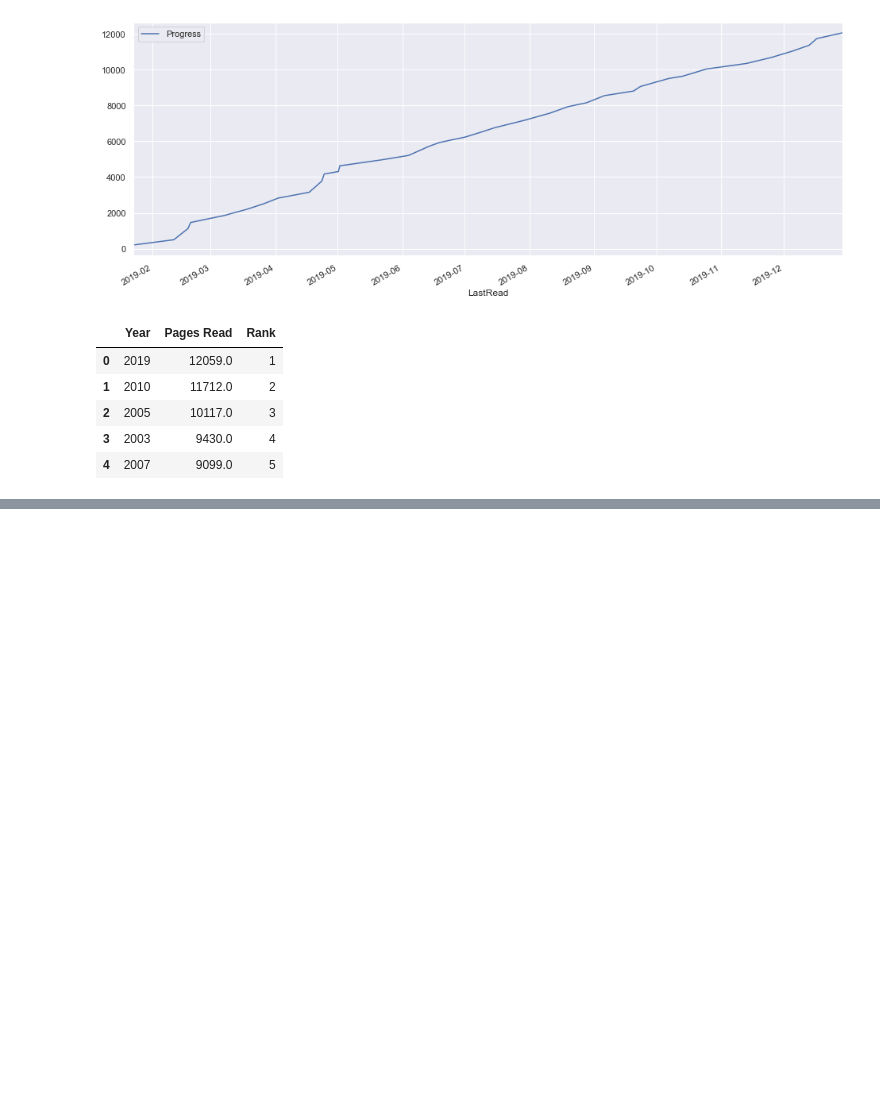
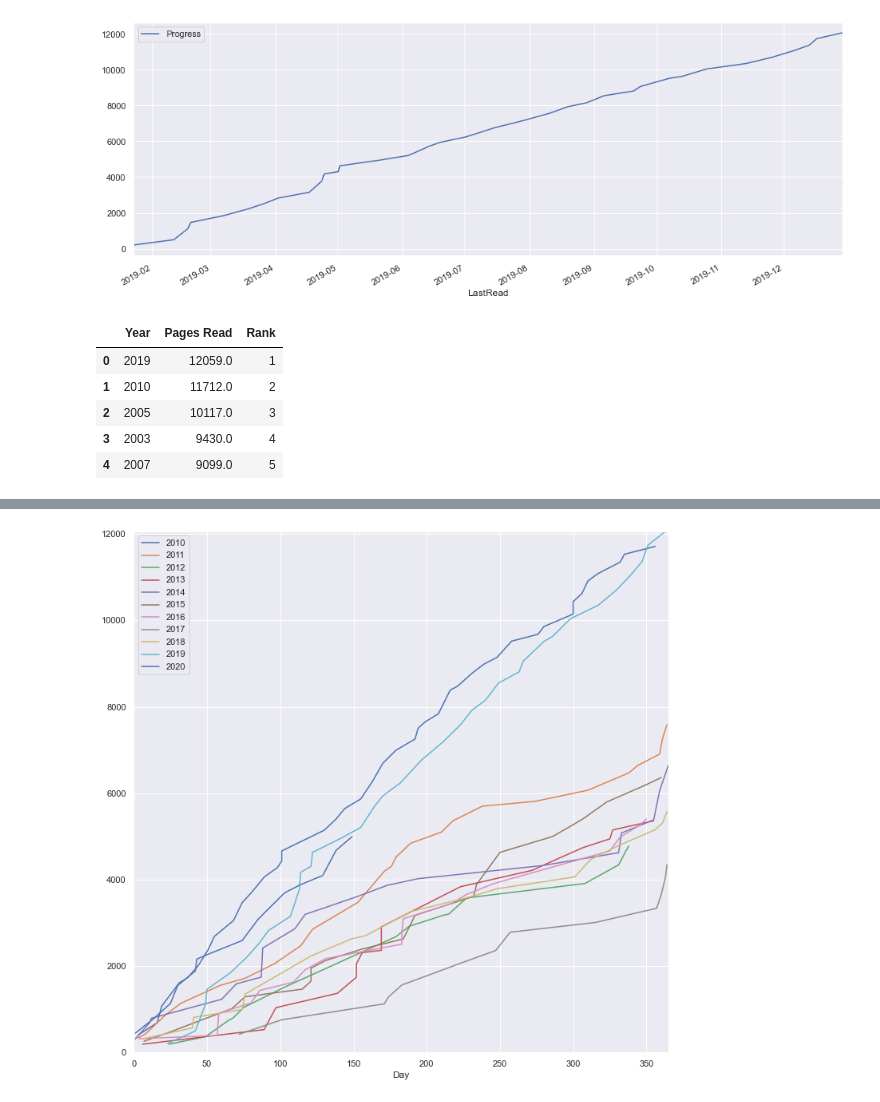
Before and after one commit to DrSkippy/php_books_database, a Jupyter notebook: tools/book_reports.ipynb, the cells around one changed output, grey strips where cells are left out. Saved outputs shown, nothing was run; the diff lists cells and outputs as text; code cells hidden in the pictures; blank space fills up the shorter version.

```diff
--- a/tools/book_reports.ipynb
+++ b/tools/book_reports.ipynb
@@ -83,0 +78,4 @@ plt.show()
+# %%
+running_total_comparison(bt.get_running_year_dataframe(), window=11)
+# %% [output]
+[figure, added]
```
Also changed, not shown: parts of 6 cells of this notebook, 4 other files.
